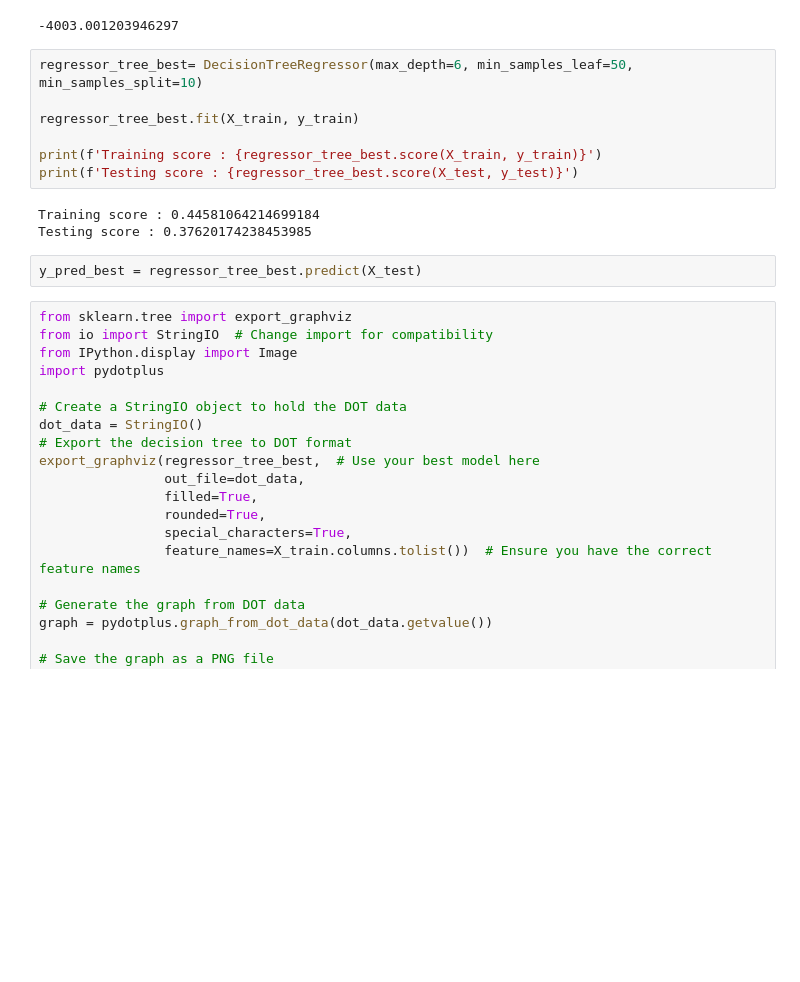
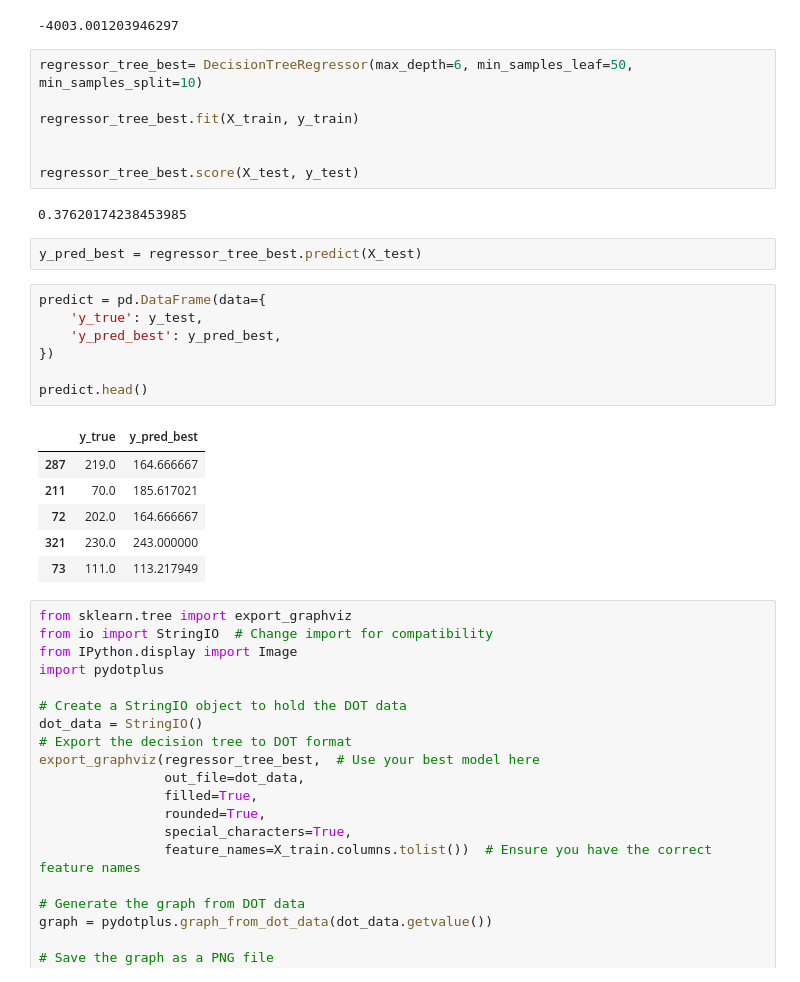
Before and after one commit to davidofitaly/05_decision_tree_regression_projects, a Jupyter notebook: Untitled288.ipynb, the cells around one changed output. Drawn from its saved outputs; the diff is of its cells as text; blank space fills up the shorter version.

```diff
--- a/Untitled288.ipynb
+++ b/Untitled288.ipynb
@@ -364,13 +366,26 @@ regressor_tree_best= DecisionTreeRegressor(max_depth=6, min_samples_leaf=50, min
 
 regressor_tree_best.fit(X_train, y_train)
 
-print(f'Training score : {regressor_tree_best.score(X_train, y_train)}')
-print(f'Testing score : {regressor_tree_best.score(X_test, y_test)}')
+
+regressor_tree_best.score(X_test, y_test)
 # %% [output]
-Training score : 0.44581064214699184
-Testing score : 0.37620174238453985
+0.37620174238453985
 # %%
 y_pred_best = regressor_tree_best.predict(X_test)
+# %%
+predict = pd.DataFrame(data={
+    'y_true': y_test,
+    'y_pred_best': y_pred_best,
+})
+
+predict.head()
+# %% [output]
+|  | y_true | y_pred_best |
+| 287 | 219.0 | 164.666667 |
+| 211 | 70.0 | 185.617021 |
+| 72 | 202.0 | 164.666667 |
+| 321 | 230.0 | 243.000000 |
+| 73 | 111.0 | 113.217949 |
 # %%
 from sklearn.tree import export_graphviz
 from io import StringIO  # Change import for compatibility
```
Also changed, not shown: parts of 2 cells of this notebook.
